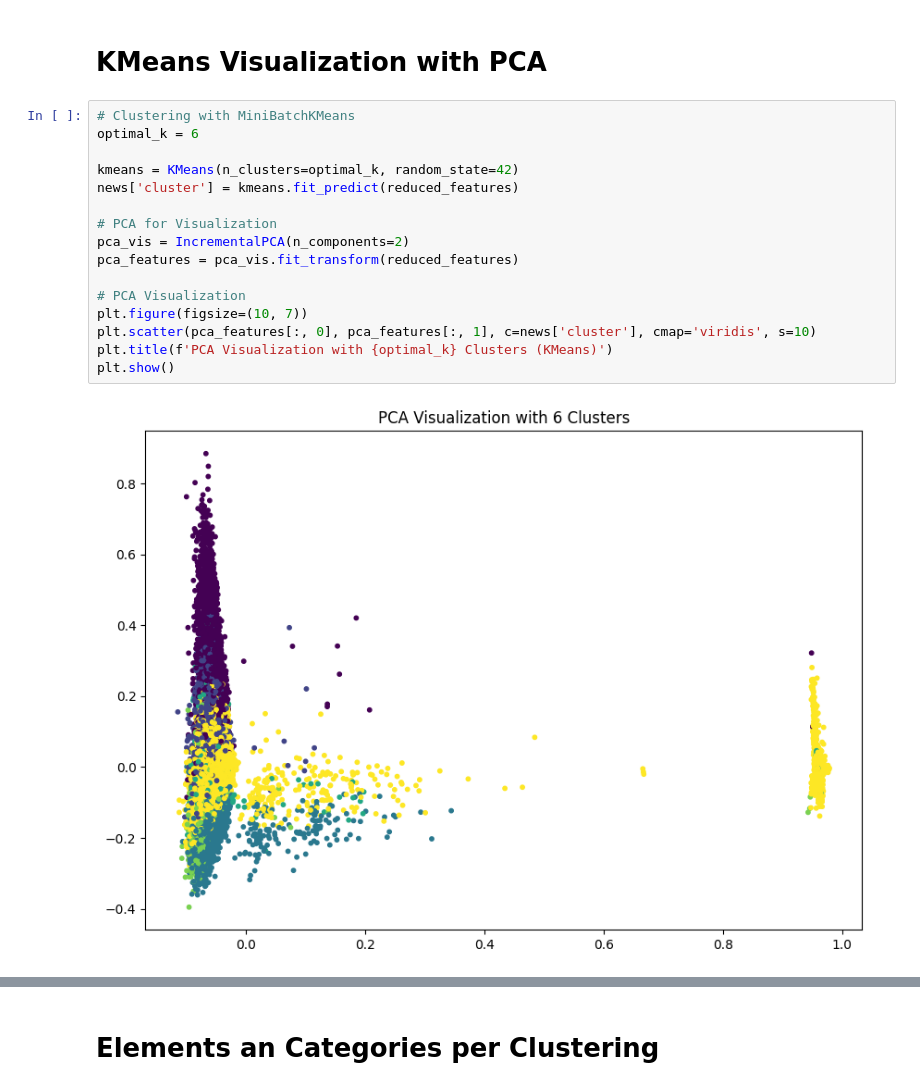
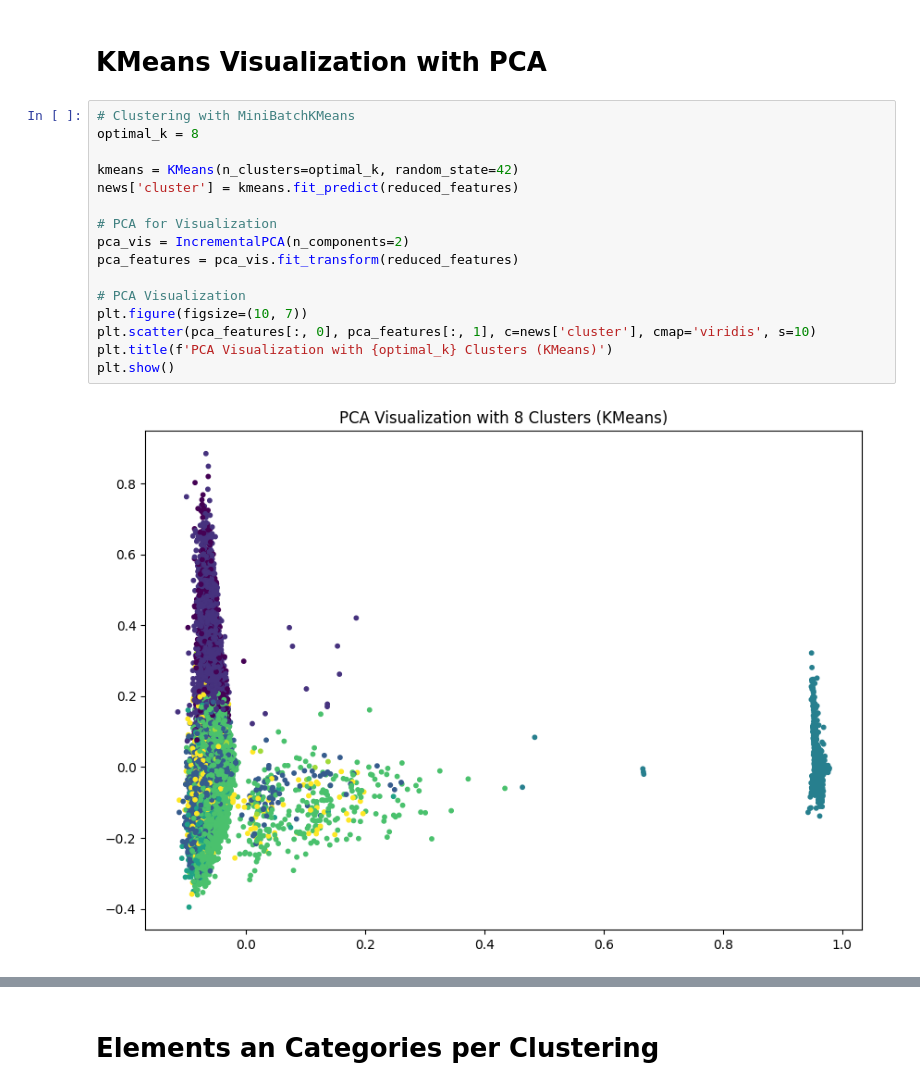
Before and after one commit to Jus-tiine/CTDS, a Jupyter notebook: GroupSimilarities.ipynb, the cells around one changed output, grey strips where cells are left out. Saved outputs shown, nothing was run; the diff lists cells and outputs as text.

```diff
--- a/GroupSimilarities.ipynb
+++ b/GroupSimilarities.ipynb
@@ -175,22 +180,22 @@ plt.show()
 # KMeans Visualization with PCA
 # %%
 # Clustering with MiniBatchKMeans
-optimal_k = 6
+optimal_k = 8
 
 kmeans = KMeans(n_clusters=optimal_k, random_state=42)
 news['cluster'] = kmeans.fit_predict(reduced_features)
 
 # PCA for Visualization
 pca_vis = IncrementalPCA(n_components=2)
 pca_features = pca_vis.fit_transform(reduced_features)
 
 # PCA Visualization
 plt.figure(figsize=(10, 7))
 plt.scatter(pca_features[:, 0], pca_features[:, 1], c=news['cluster'], cmap='viridis', s=10)
 plt.title(f'PCA Visualization with {optimal_k} Clusters (KMeans)')
 plt.show()
 # %% [output]
-[figure, old version]
+[figure, new version]
 # %%
 # PCA mit 3 Dimensionen
 pca_3d = IncrementalPCA(n_components=3)
```
Also changed, not shown: parts of 11 cells of this notebook.
